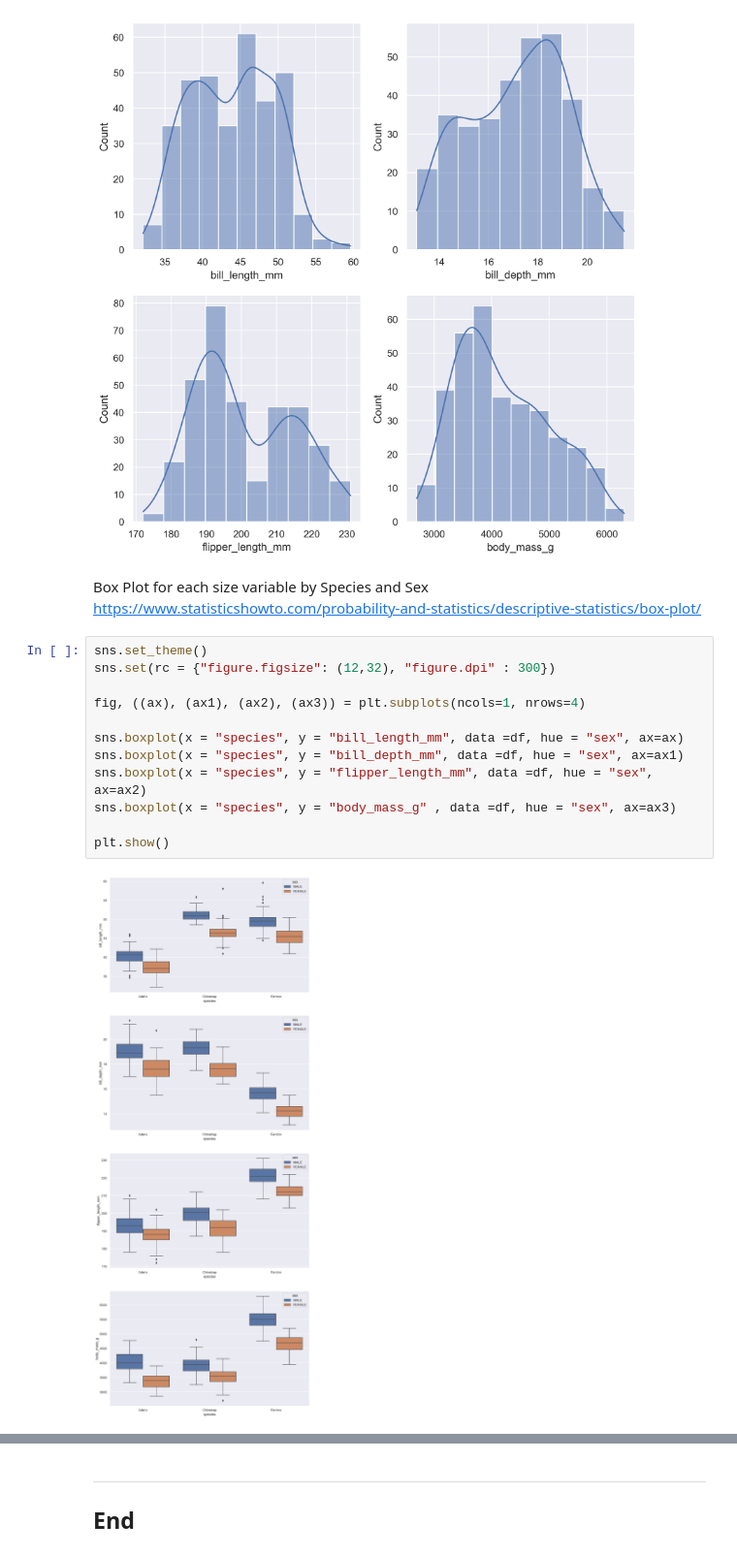
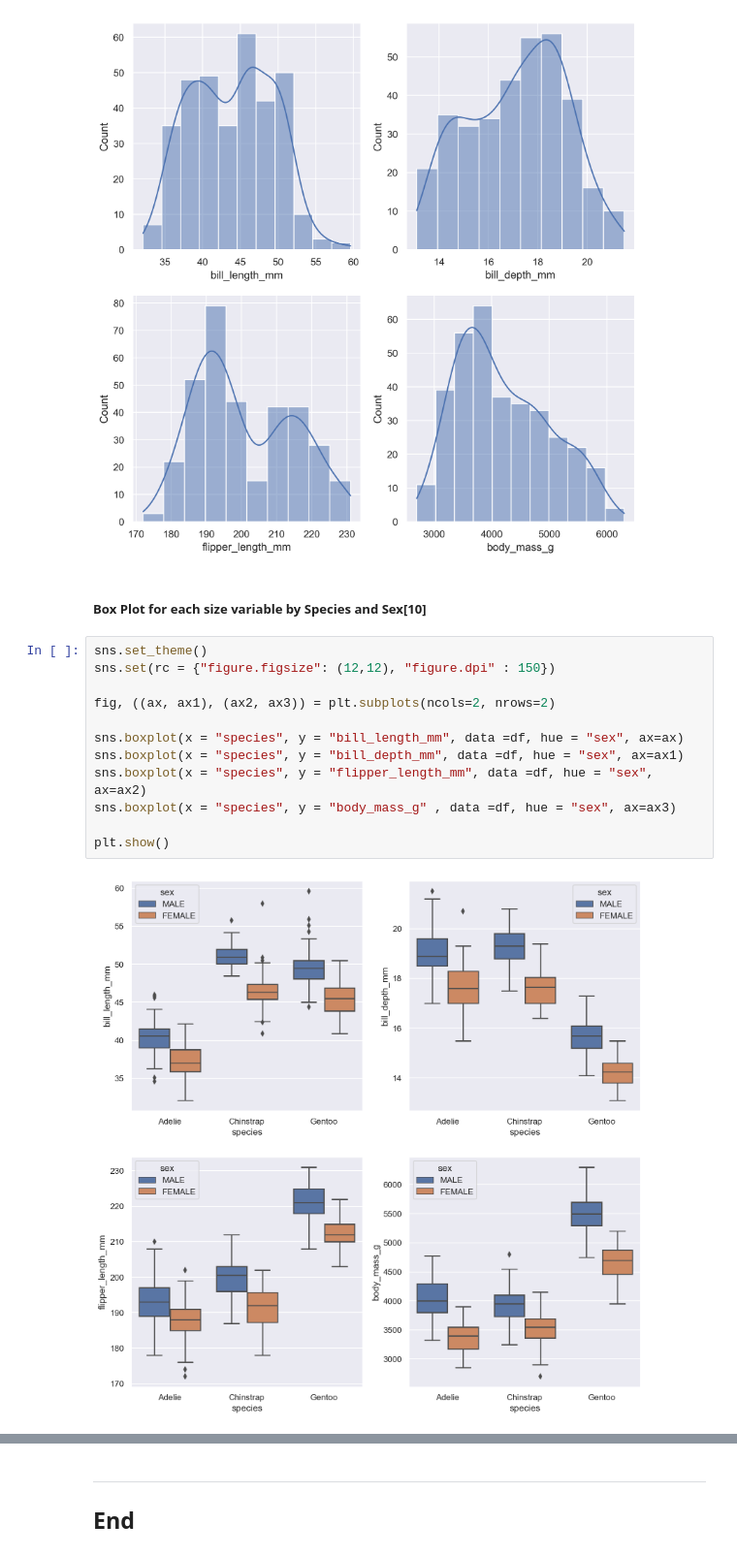
Before and after one commit to decvfox/fofda-assessment, a Jupyter notebook: tasks.ipynb, the cells around one changed output, grey strips where cells are left out. Shown at 97% size. Drawn from its saved outputs; the diff is of its cells as text.

```diff
--- a/tasks.ipynb
+++ b/tasks.ipynb
@@ -323,19 +303,18 @@ plt.show()
 # %% [output]
 [figure]
 # %% [markdown]
-Box Plot for each size variable by Species and Sex
-https://www.statisticshowto.com/probability-and-statistics/descriptive-statistics/box-plot/
+##### Box Plot for each size variable by Species and Sex[10]
 # %%
 sns.set_theme()
-sns.set(rc = {"figure.figsize": (12,32), "figure.dpi" : 300})
+sns.set(rc = {"figure.figsize": (12,12), "figure.dpi" : 150})
 
-fig, ((ax), (ax1), (ax2), (ax3)) = plt.subplots(ncols=1, nrows=4)
+fig, ((ax, ax1), (ax2, ax3)) = plt.subplots(ncols=2, nrows=2)
 
 sns.boxplot(x = "species", y = "bill_length_mm", data =df, hue = "sex", ax=ax)
 sns.boxplot(x = "species", y = "bill_depth_mm", data =df, hue = "sex", ax=ax1)
 sns.boxplot(x = "species", y = "flipper_length_mm", data =df, hue = "sex", ax=ax2)
 sns.boxplot(x = "species", y = "body_mass_g" , data =df, hue = "sex", ax=ax3)
 
 plt.show()
 # %% [output]
-[figure, old version]
+[figure, new version]
```
Also changed, not shown: parts of 25 cells of this notebook, 2 other files.
